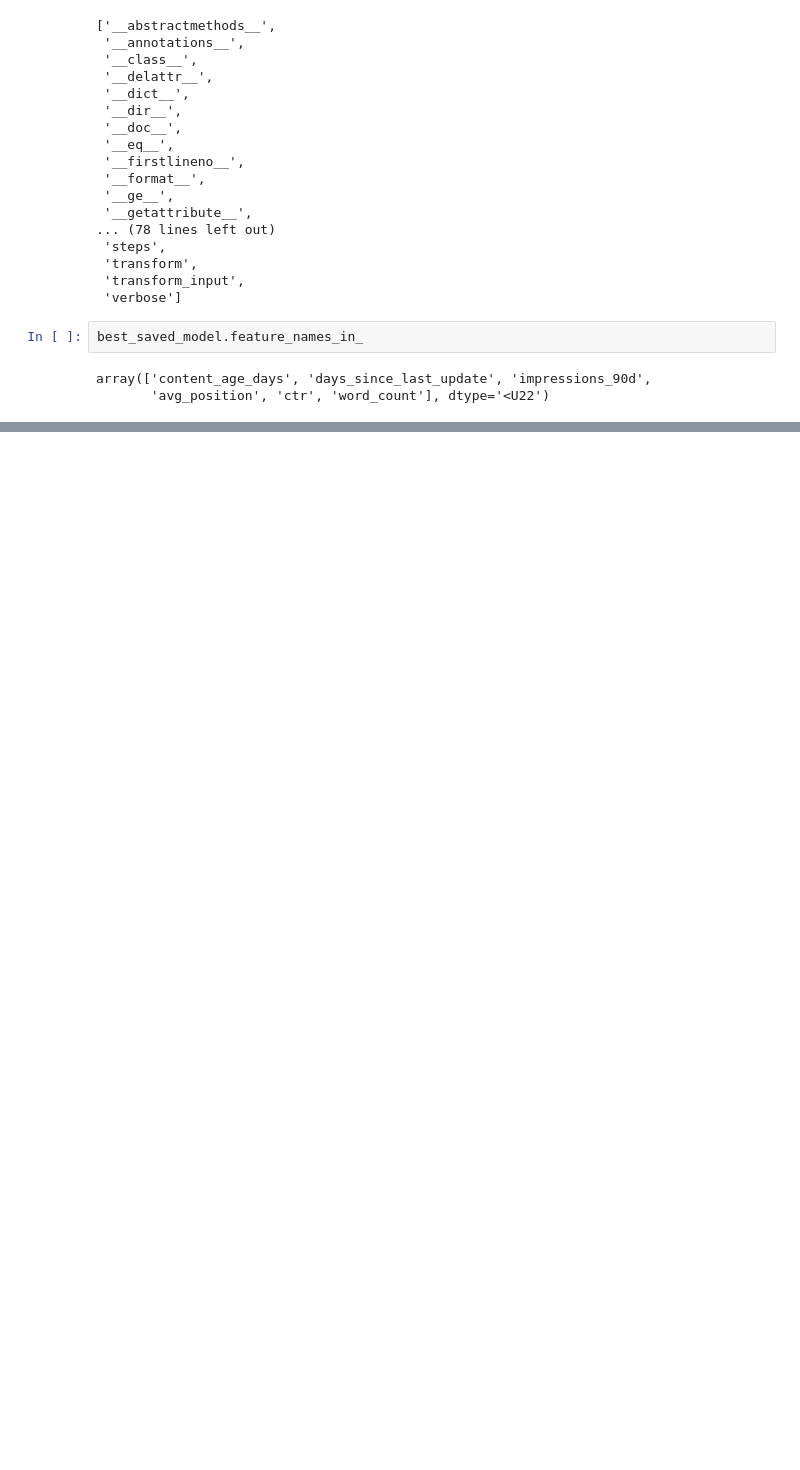
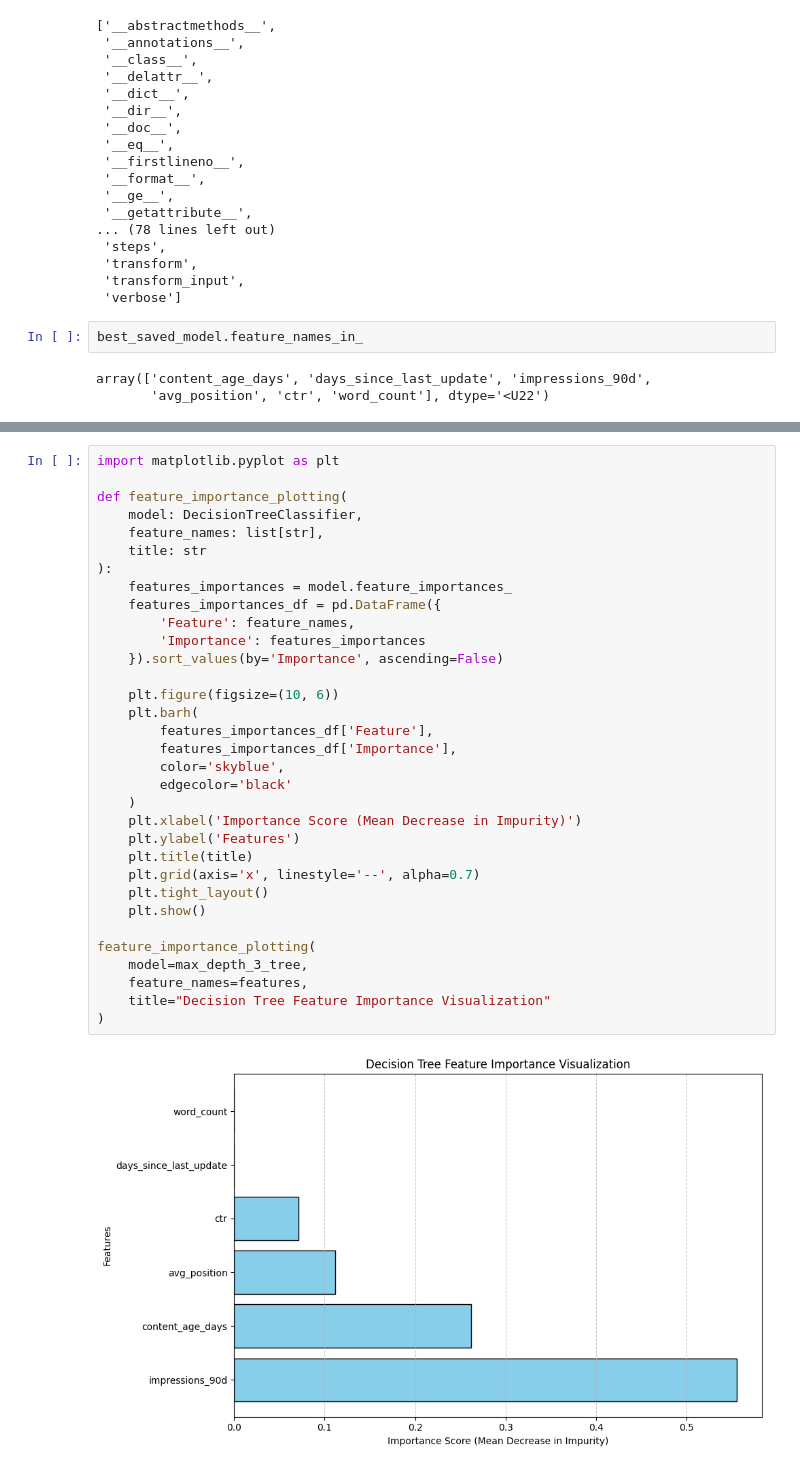
Before and after one commit to JackTheProgrammer/flyrank-ml-internship-track, a Jupyter notebook: notebooks/02_your_first_readable_model.ipynb, the cells around one changed output, grey strips where cells are left out. Cells and saved outputs as stored; diff of their text form; blank space fills up the shorter version.

```diff
--- a/notebooks/02_your_first_readable_model.ipynb
+++ b/notebooks/02_your_first_readable_model.ipynb
@@ -530,0 +562,35 @@ You now have the two core reflexes of applied ML: **discover before you model**,
+# %%
+import matplotlib.pyplot as plt
+
+def feature_importance_plotting(
+    model: DecisionTreeClassifier,
+    feature_names: list[str],
+    title: str
+):
+    features_importances = model.feature_importances_
+    features_importances_df = pd.DataFrame({
+        'Feature': feature_names,
+        'Importance': features_importances
+    }).sort_values(by='Importance', ascending=False)
+
+    plt.figure(figsize=(10, 6))
+    plt.barh(
+        features_importances_df['Feature'],
+        features_importances_df['Importance'],
+        color='skyblue',
+        edgecolor='black'
+    )
+    plt.xlabel('Importance Score (Mean Decrease in Impurity)')
+    plt.ylabel('Features')
+    plt.title(title)
+    plt.grid(axis='x', linestyle='--', alpha=0.7)
+    plt.tight_layout()
+    plt.show()
+
+feature_importance_plotting(
+    model=max_depth_3_tree,
+    feature_names=features,
+    title="Decision Tree Feature Importance Visualization"
+)
+# %% [output]
+[figure, added]
```
Also changed, not shown: parts of 32 cells of this notebook.
